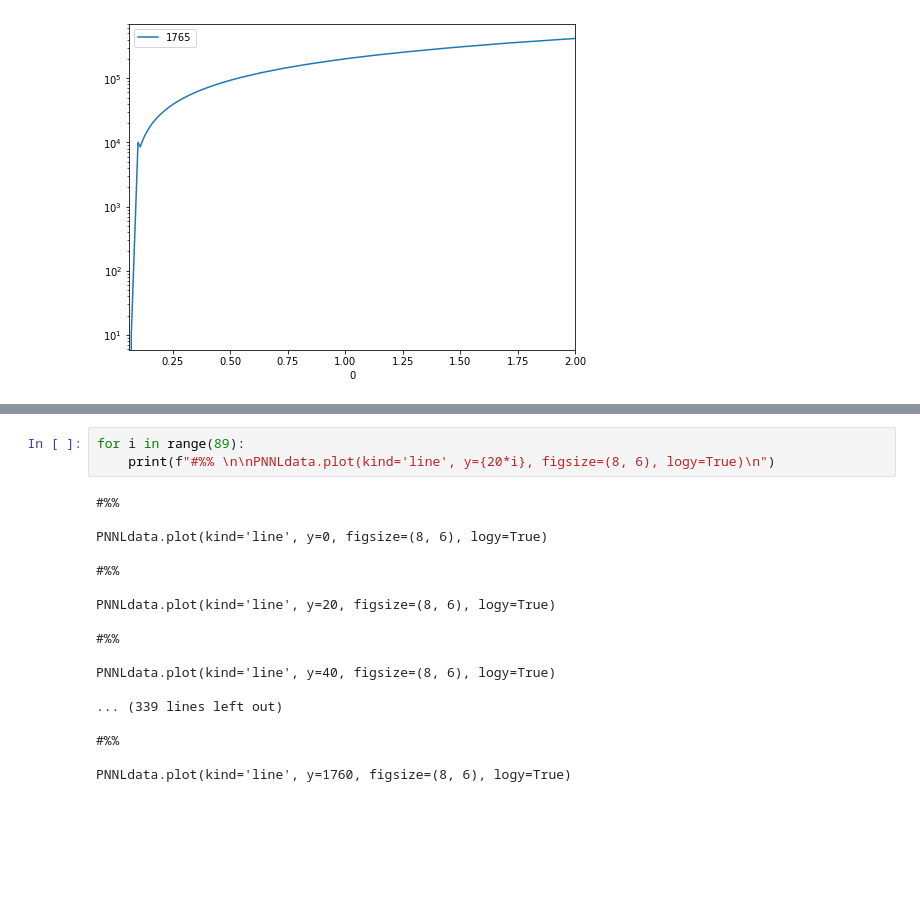
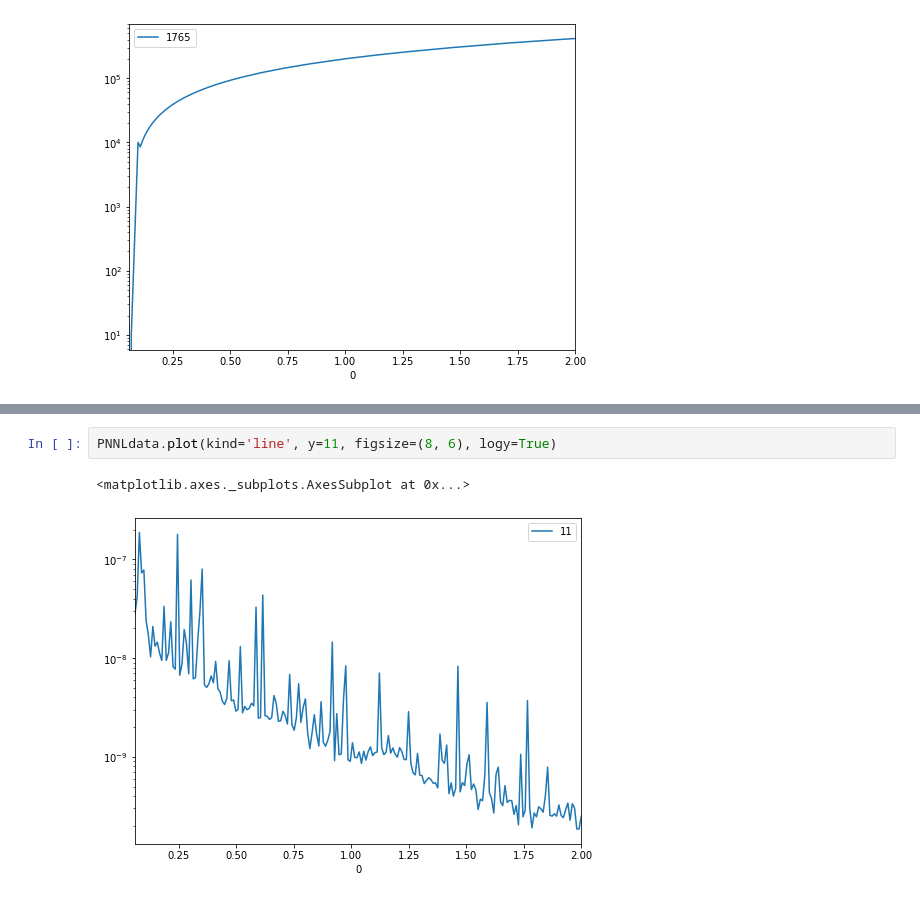
Before and after one commit to Dithizone/Math398-Project, a Jupyter notebook: PNNL_Analysis.ipynb, the cells around one changed output, grey strips where cells are left out. Cells and saved outputs as stored; diff of their text form; blank space fills up the shorter version.

```diff
--- a/PNNL_Analysis.ipynb
+++ b/PNNL_Analysis.ipynb
@@ -66,21 +80,5 @@ PNNLdata.plot(kind="line", y=1765, figsize=(8, 6), logy=True)
 # %%
-for i in range(89):
-    print(f"#%% \n\nPNNLdata.plot(kind='line', y={20*i}, figsize=(8, 6), logy=True)\n")
+PNNLdata.plot(kind='line', y=11, figsize=(8, 6), logy=True)
 # %% [output]
-#%%
-
-PNNLdata.plot(kind='line', y=0, figsize=(8, 6), logy=True)
-
-#%%
-
-PNNLdata.plot(kind='line', y=20, figsize=(8, 6), logy=True)
-
-#%%
-
-PNNLdata.plot(kind='line', y=40, figsize=(8, 6), logy=True)
-
-... (339 lines left out)
-
-#%%
-
-PNNLdata.plot(kind='line', y=1760, figsize=(8, 6), logy=True)
+<matplotlib.axes._subplots.AxesSubplot at 0x...>
+[figure, added]
```
Also changed, not shown: parts of 93 cells of this notebook.
